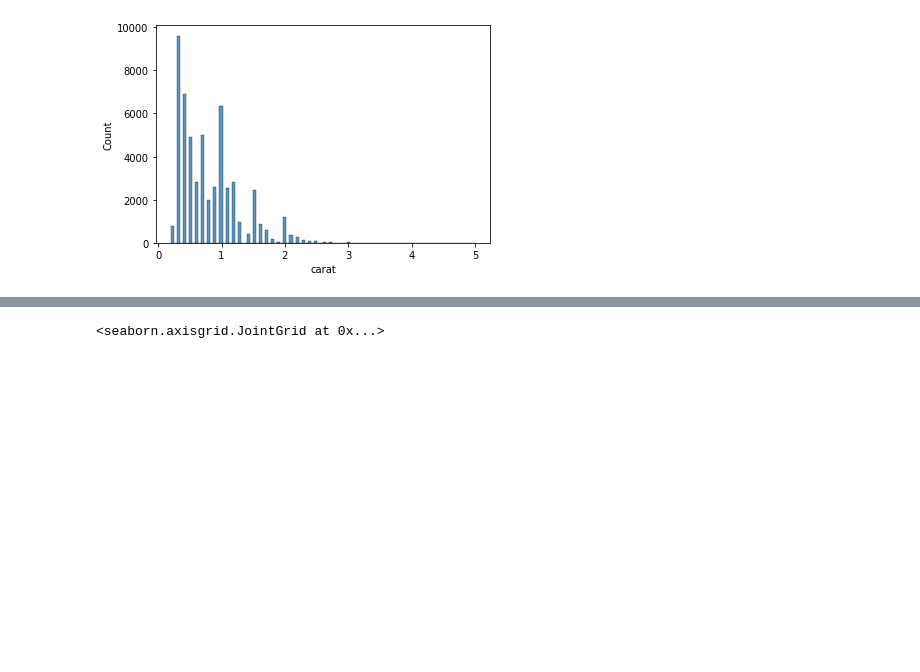
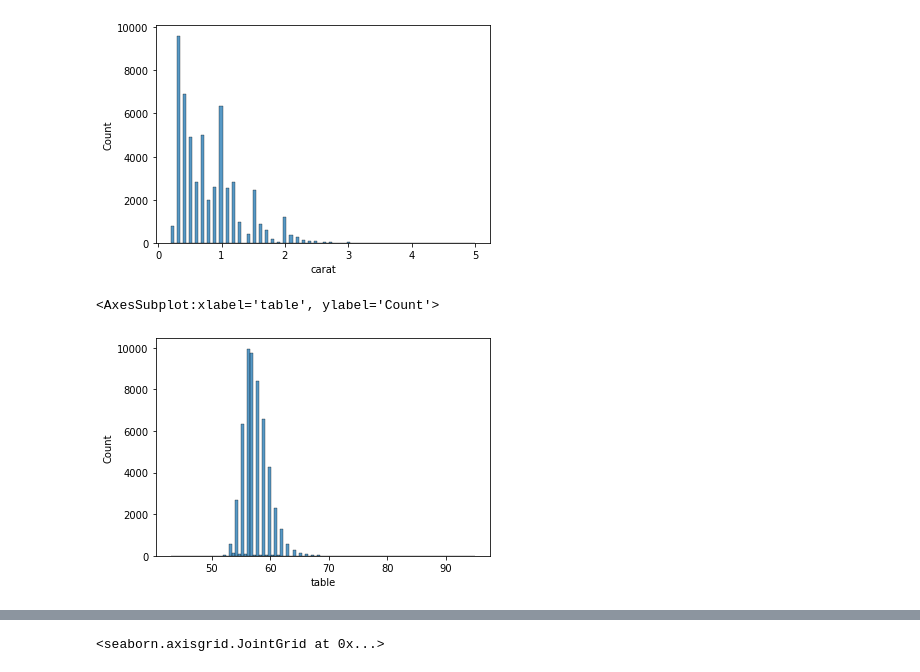
Before and after one commit to eyalnus/Python-Data, a Jupyter notebook: Diamonds-full.ipynb, the cells around one changed output, grey strips where cells are left out. Saved outputs shown, nothing was run; the diff lists cells and outputs as text; code cells hidden in the pictures; blank space fills up the shorter version.

```diff
--- a/Diamonds-full.ipynb
+++ b/Diamonds-full.ipynb
@@ -119,3 +119,8 @@ sns.histplot(diamonds.carat.round(1), bins=100, kde=False)
 # %% [output]
 <AxesSubplot:xlabel='carat', ylabel='Count'>
 [figure]
+# %%
+sns.histplot(diamonds.table, bins=100, kde=False)
+# %% [output]
+<AxesSubplot:xlabel='table', ylabel='Count'>
+[figure, added]
```
Also changed, not shown: parts of 10 cells of this notebook, 1 other file.
